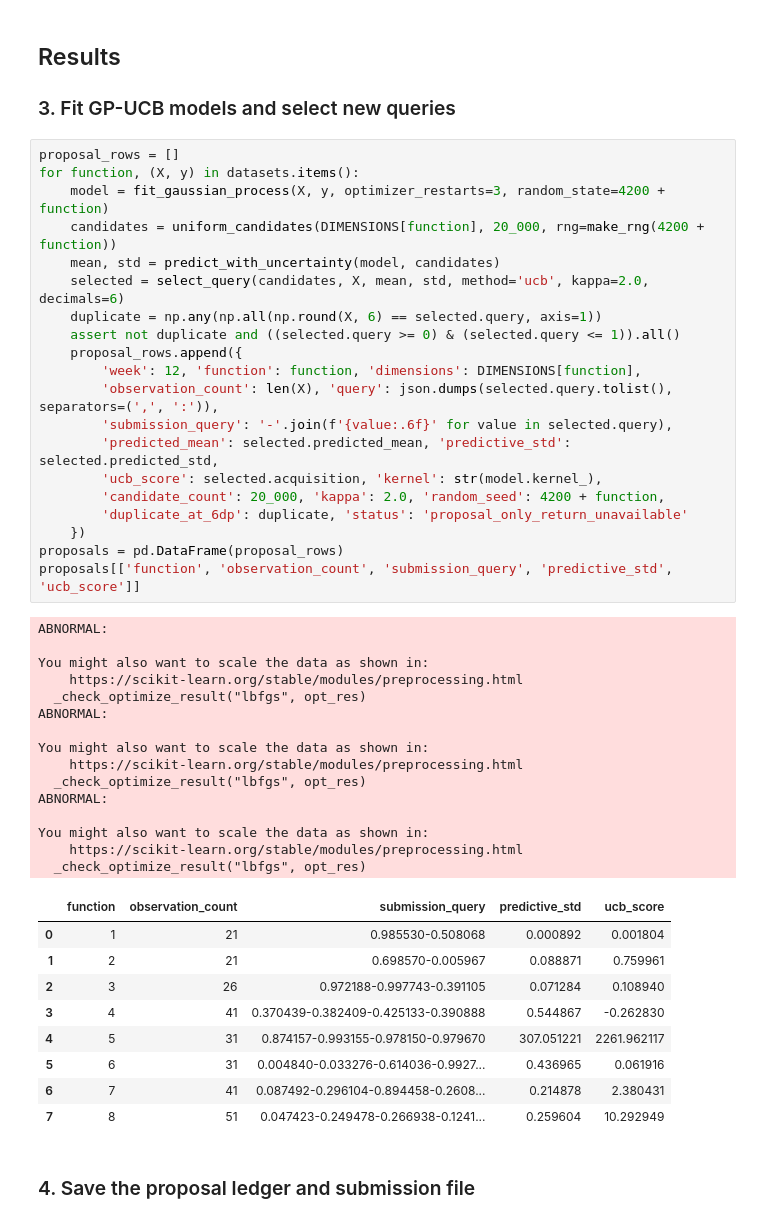
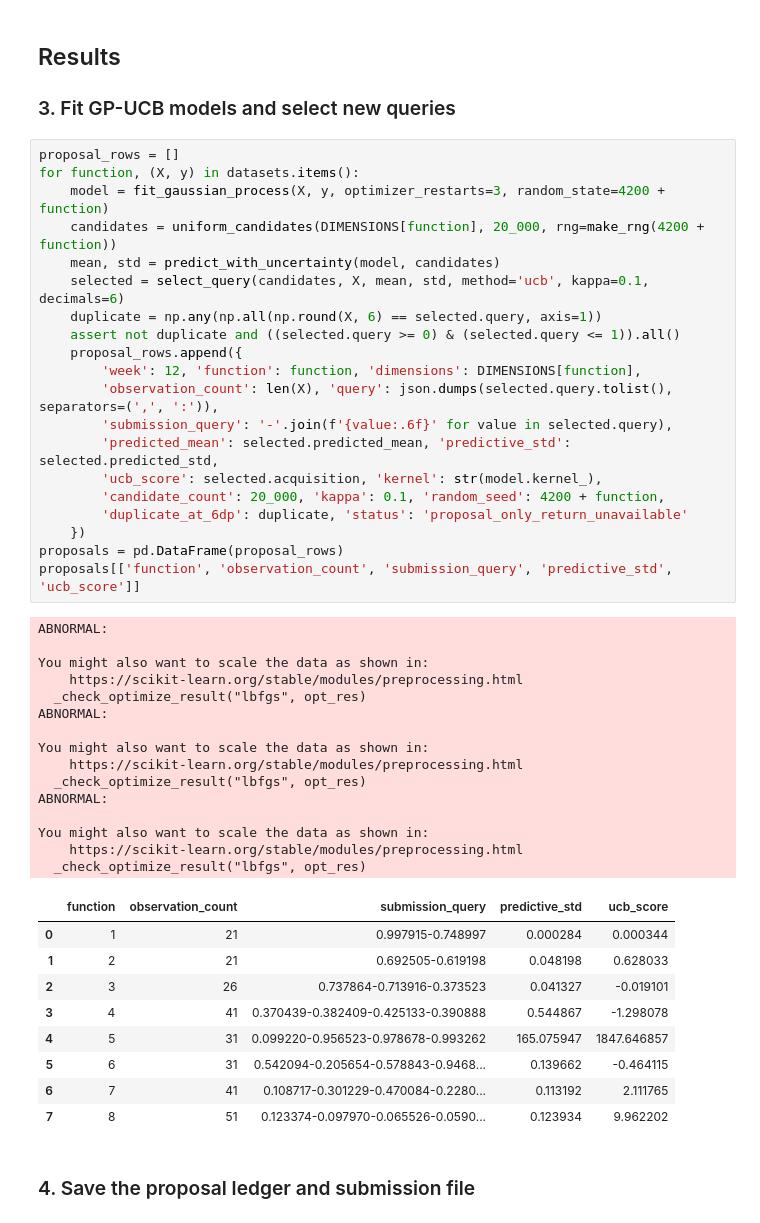
Before and after one commit to JPAmewu/My_Capstone_1_Imperial, a Jupyter notebook: Week_12/02_Notebook/Week_12_Capstone.ipynb, the cells around one changed output. Cells and saved outputs as stored; diff of their text form.

Commit message:
Recompute Week 12 BBO queries with kappa 0.1

```diff
--- a/Week_12/02_Notebook/Week_12_Capstone.ipynb
+++ b/Week_12/02_Notebook/Week_12_Capstone.ipynb
@@ -198,45 +198,45 @@ for function, (X, y) in datasets.items():
     model = fit_gaussian_process(X, y, optimizer_restarts=3, random_state=4200 + function)
     candidates = uniform_candidates(DIMENSIONS[function], 20_000, rng=make_rng(4200 + function))
     mean, std = predict_with_uncertainty(model, candidates)
-    selected = select_query(candidates, X, mean, std, method='ucb', kappa=2.0, decimals=6)
+    selected = select_query(candidates, X, mean, std, method='ucb', kappa=0.1, decimals=6)
     duplicate = np.any(np.all(np.round(X, 6) == selected.query, axis=1))
     assert not duplicate and ((selected.query >= 0) & (selected.query <= 1)).all()
     proposal_rows.append({
         'week': 12, 'function': function, 'dimensions': DIMENSIONS[function],
         'observation_count': len(X), 'query': json.dumps(selected.query.tolist(), separators=(',', ':')),
         'submission_query': '-'.join(f'{value:.6f}' for value in selected.query),
         'predicted_mean': selected.predicted_mean, 'predictive_std': selected.predicted_std,
         'ucb_score': selected.acquisition, 'kernel': str(model.kernel_),
-        'candidate_count': 20_000, 'kappa': 2.0, 'random_seed': 4200 + function,
+        'candidate_count': 20_000, 'kappa': 0.1, 'random_seed': 4200 + function,
         'duplicate_at_6dp': duplicate, 'status': 'proposal_only_return_unavailable'
     })
 proposals = pd.DataFrame(proposal_rows)
 proposals[['function', 'observation_count', 'submission_query', 'predictive_std', 'ucb_score']]
 # %% [output]
 ABNORMAL:
 
 You might also want to scale the data as shown in:
     https://scikit-learn.org/stable/modules/preprocessing.html
   _check_optimize_result("lbfgs", opt_res)
 ABNORMAL:
 
 You might also want to scale the data as shown in:
     https://scikit-learn.org/stable/modules/preprocessing.html
   _check_optimize_result("lbfgs", opt_res)
 ABNORMAL:
 
 You might also want to scale the data as shown in:
     https://scikit-learn.org/stable/modules/preprocessing.html
   _check_optimize_result("lbfgs", opt_res)
 |  | function | observation_count | submission_query | predictive_std | ucb_score |
-| 0 | 1 | 21 | 0.985530-0.508068 | 0.000892 | 0.001804 |
-| 1 | 2 | 21 | 0.698570-0.005967 | 0.088871 | 0.759961 |
-| 2 | 3 | 26 | 0.972188-0.997743-0.391105 | 0.071284 | 0.108940 |
-| 3 | 4 | 41 | 0.370439-0.382409-0.425133-0.390888 | 0.544867 | -0.262830 |
-| 4 | 5 | 31 | 0.874157-0.993155-0.978150-0.979670 | 307.051221 | 2261.962117 |
-| 5 | 6 | 31 | 0.004840-0.033276-0.614036-0.9927... | 0.436965 | 0.061916 |
-| 6 | 7 | 41 | 0.087492-0.296104-0.894458-0.2608... | 0.214878 | 2.380431 |
-| 7 | 8 | 51 | 0.047423-0.249478-0.266938-0.1241... | 0.259604 | 10.292949 |
+| 0 | 1 | 21 | 0.997915-0.748997 | 0.000284 | 0.000344 |
+| 1 | 2 | 21 | 0.692505-0.619198 | 0.048198 | 0.628033 |
+| 2 | 3 | 26 | 0.737864-0.713916-0.373523 | 0.041327 | -0.019101 |
+| 3 | 4 | 41 | 0.370439-0.382409-0.425133-0.390888 | 0.544867 | -1.298078 |
+| 4 | 5 | 31 | 0.099220-0.956523-0.978678-0.993262 | 165.075947 | 1847.646857 |
+| 5 | 6 | 31 | 0.542094-0.205654-0.578843-0.9468... | 0.139662 | -0.464115 |
+| 6 | 7 | 41 | 0.108717-0.301229-0.470084-0.2280... | 0.113192 | 2.111765 |
+| 7 | 8 | 51 | 0.123374-0.097970-0.065526-0.0590... | 0.123934 | 9.962202 |
 # %% [markdown]
 ### 4. Save the proposal ledger and submission file
 # %%
```
Also changed, not shown: parts of 2 cells of this notebook, 9 other files.
